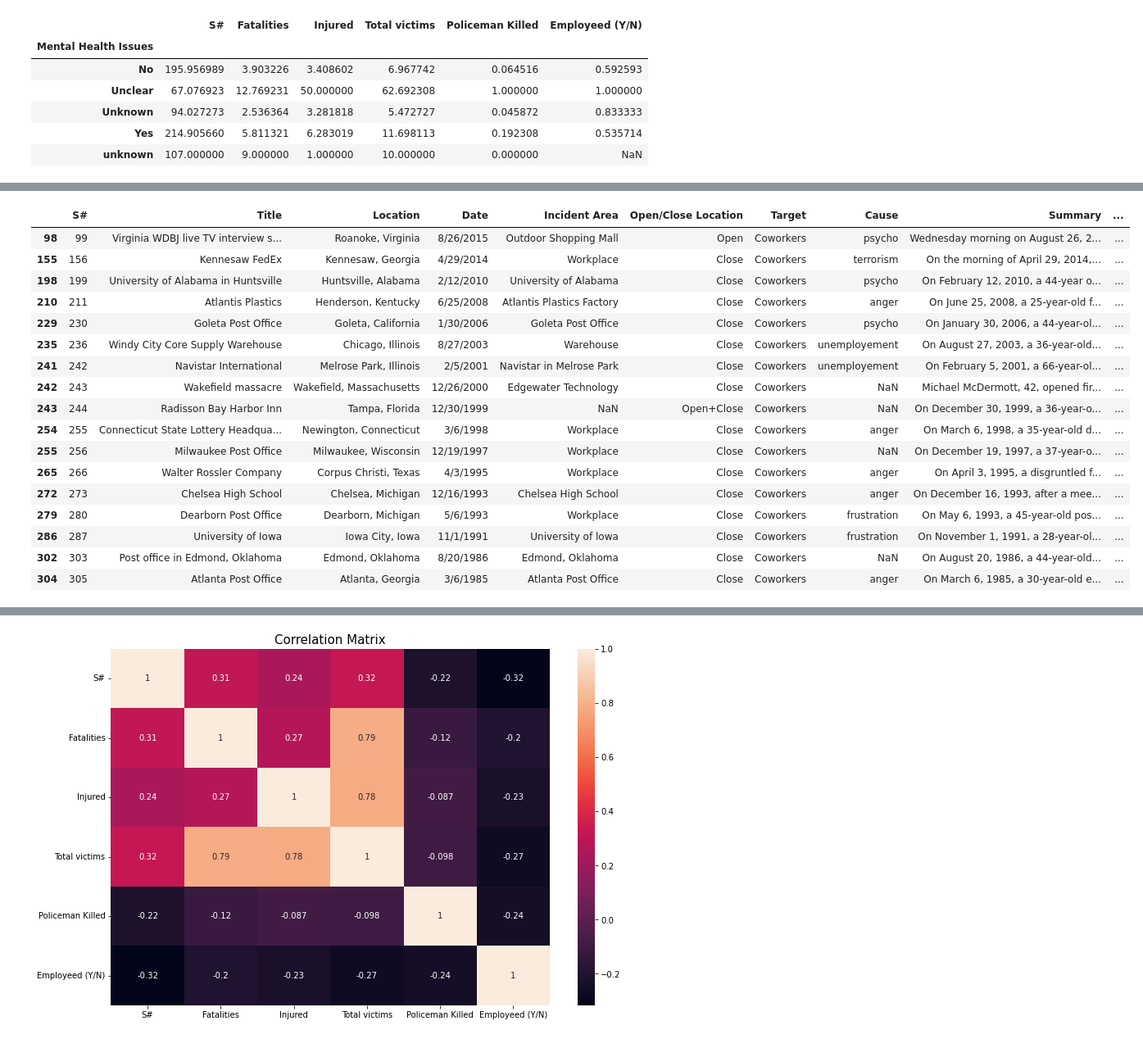
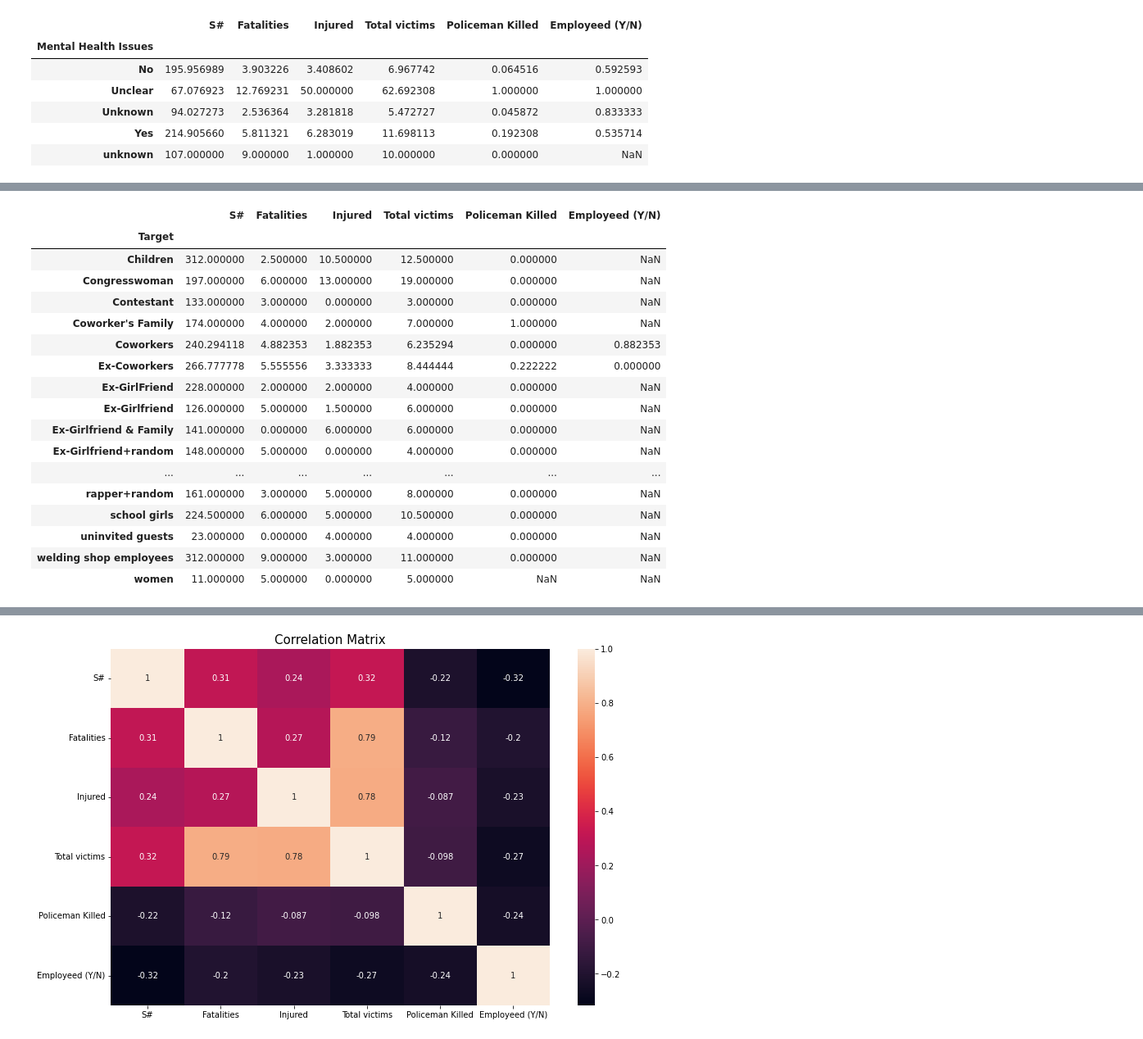
Before and after one commit to panxolopez/proyecto_mineria, a Jupyter notebook: proyecto_v2.ipynb, the cells around one changed output, grey strips where cells are left out. Shown: that part at 82% size. Cells and saved outputs as stored; diff of their text form; code cells hidden in the pictures.

```diff
--- a/proyecto_v2.ipynb
+++ b/proyecto_v2.ipynb
@@ -19,6 +19,6 @@ df_shooting5
 # %%
 df_shooting5.columns.values
 #df_shooting5=df_shooting5.pop(['S#'], axis = 'columns')
-df_shooting5.pop('S#')
-#df_shooting5=df_shooting5.drop(['Longitude'], axis = 'columns')
-#df_shooting5=df_shooting5.drop(['Latitude'], axis = 'columns')
+#df_shooting5.pop('S#')
+df_shooting5=df_shooting5.drop(['Longitude'], axis = 'columns')
+df_shooting5=df_shooting5.drop(['Latitude'], axis = 'columns')
@@ -96,24 +74,26 @@ df_shooting5_mentalYes.groupby(['Target']).mean()
 # %%
 #agrupar segun los objetivos
-groups = df_shooting5.groupby(df_shooting5.Target)
-cowork_df = groups.get_group("Coworkers")
-cowork_df
+datos_objetivos=df_shooting5.groupby(['Target']).mean()
+objetivos=df_shooting5.groupby(['Target'])
+#causas=causas.drop(['S#'], axis = 'columns')
+#causas.plot(kind = 'bar')
+datos_objetivos
 # %% [output]
-|  | S# | Title | Location | Date | Incident Area | Open/Close Location | Target | Cause | Summary | ... |
-| 98 | 99 | Virginia WDBJ live TV interview s... | Roanoke, Virginia | 8/26/2015 | Outdoor Shopping Mall | Open | Coworkers | psycho | Wednesday morning on August 26, 2... | ... |
-| 155 | 156 | Kennesaw FedEx | Kennesaw, Georgia | 4/29/2014 | Workplace | Close | Coworkers | terrorism | On the morning of April 29, 2014,... | ... |
-| 198 | 199 | University of Alabama in Huntsville | Huntsville, Alabama | 2/12/2010 | University of Alabama | Close | Coworkers | psycho | On February 12, 2010, a 44-year o... | ... |
-| 210 | 211 | Atlantis Plastics | Henderson, Kentucky | 6/25/2008 | Atlantis Plastics Factory | Close | Coworkers | anger | On June 25, 2008, a 25-year-old f... | ... |
-| 229 | 230 | Goleta Post Office | Goleta, California | 1/30/2006 | Goleta Post Office | Close | Coworkers | psycho | On January 30, 2006, a 44-year-ol... | ... |
-| 235 | 236 | Windy City Core Supply Warehouse | Chicago, Illinois | 8/27/2003 | Warehouse | Close | Coworkers | unemployement | On August 27, 2003, a 36-year-old... | ... |
-| 241 | 242 | Navistar International | Melrose Park, Illinois | 2/5/2001 | Navistar in Melrose Park | Close | Coworkers | unemployement | On February 5, 2001, a 66-year-ol... | ... |
-| 242 | 243 | Wakefield massacre | Wakefield, Massachusetts | 12/26/2000 | Edgewater Technology | Close | Coworkers | NaN | Michael McDermott, 42, opened fir... | ... |
-| 243 | 244 | Radisson Bay Harbor Inn | Tampa, Florida | 12/30/1999 | NaN | Open+Close | Coworkers | NaN | On December 30, 1999, a 36-year-o... | ... |
-| 254 | 255 | Connecticut State Lottery Headqua... | Newington, Connecticut | 3/6/1998 | Workplace | Close | Coworkers | anger | On March 6, 1998, a 35-year-old d... | ... |
-| 255 | 256 | Milwaukee Post Office | Milwaukee, Wisconsin | 12/19/1997 | Workplace | Close | Coworkers | NaN | On December 19, 1997, a 37-year-o... | ... |
-| 265 | 266 | Walter Rossler Company | Corpus Christi, Texas | 4/3/1995 | Workplace | Close | Coworkers | anger | On April 3, 1995, a disgruntled f... | ... |
-| 272 | 273 | Chelsea High School | Chelsea, Michigan | 12/16/1993 | Chelsea High School | Close | Coworkers | anger | On December 16, 1993, after a mee... | ... |
-| 279 | 280 | Dearborn Post Office | Dearborn, Michigan | 5/6/1993 | Workplace | Close | Coworkers | frustration | On May 6, 1993, a 45-year-old pos... | ... |
-| 286 | 287 | University of Iowa | Iowa City, Iowa | 11/1/1991 | University of lowa | Close | Coworkers | frustration | On November 1, 1991, a 28-year-ol... | ... |
-| 302 | 303 | Post office in Edmond, Oklahoma | Edmond, Oklahoma | 8/20/1986 | Edmond, Oklahoma | Close | Coworkers | NaN | On August 20, 1986, a 44-year-old... | ... |
-| 304 | 305 | Atlanta Post Office | Atlanta, Georgia | 3/6/1985 | Atlanta Post Office | Close | Coworkers | anger | On March 6, 1985, a 30-year-old e... | ... |
+|  | S# | Fatalities | Injured | Total victims | Policeman Killed | Employeed (Y/N) |
+| Target |  |  |  |  |  |  |
+| Children | 312.000000 | 2.500000 | 10.500000 | 12.500000 | 0.000000 | NaN |
+| Congresswoman | 197.000000 | 6.000000 | 13.000000 | 19.000000 | 0.000000 | NaN |
+| Contestant | 133.000000 | 3.000000 | 0.000000 | 3.000000 | 0.000000 | NaN |
+| Coworker's Family | 174.000000 | 4.000000 | 2.000000 | 7.000000 | 1.000000 | NaN |
+| Coworkers | 240.294118 | 4.882353 | 1.882353 | 6.235294 | 0.000000 | 0.882353 |
+| Ex-Coworkers | 266.777778 | 5.555556 | 3.333333 | 8.444444 | 0.222222 | 0.000000 |
+| Ex-GirlFriend | 228.000000 | 2.000000 | 2.000000 | 4.000000 | 0.000000 | NaN |
+| Ex-Girlfriend | 126.000000 | 5.000000 | 1.500000 | 6.000000 | 0.000000 | NaN |
+| Ex-Girlfriend & Family | 141.000000 | 0.000000 | 6.000000 | 6.000000 | 0.000000 | NaN |
+| Ex-Girlfriend+random | 148.000000 | 5.000000 | 0.000000 | 4.000000 | 0.000000 | NaN |
+| ... | ... | ... | ... | ... | ... | ... |
+| rapper+random | 161.000000 | 3.000000 | 5.000000 | 8.000000 | 0.000000 | NaN |
+| school girls | 224.500000 | 6.000000 | 5.000000 | 10.500000 | 0.000000 | NaN |
+| uninvited guests | 23.000000 | 0.000000 | 4.000000 | 4.000000 | 0.000000 | NaN |
+| welding shop employees | 312.000000 | 9.000000 | 3.000000 | 11.000000 | 0.000000 | NaN |
+| women | 11.000000 | 5.000000 | 0.000000 | 5.000000 | NaN | NaN |
```
Also changed, not shown: parts of 6 cells of this notebook, 6 other files.
